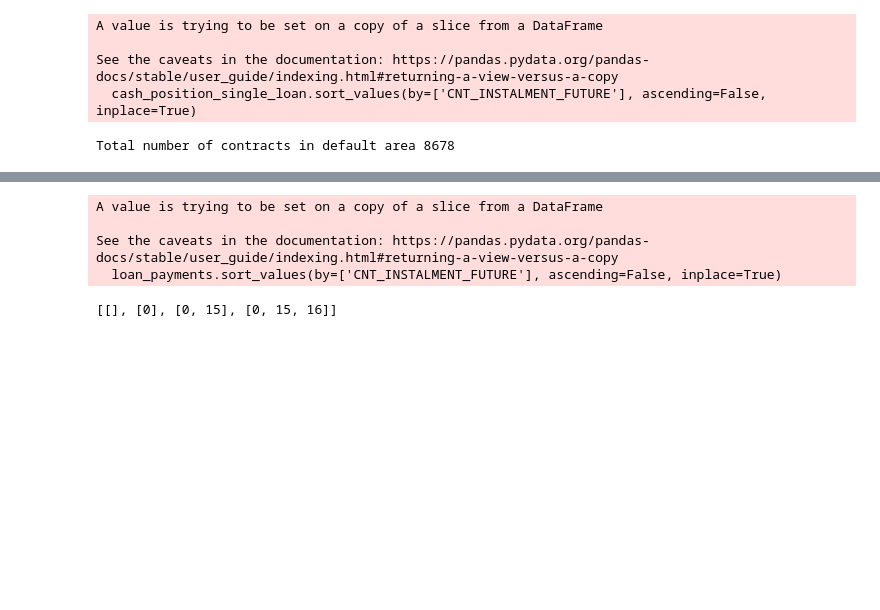
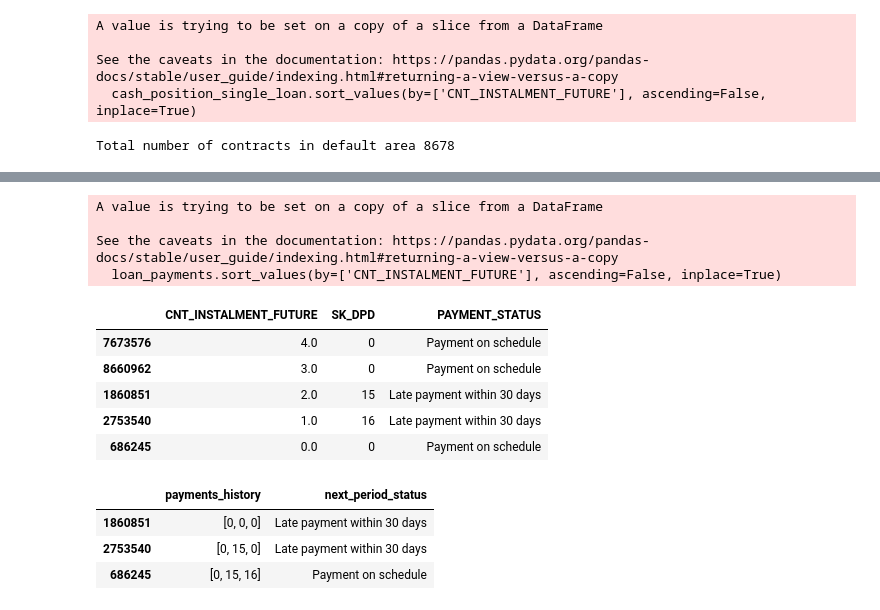
Before and after one commit to pedroveloso/payments-seer, a Jupyter notebook: EDA.ipynb, the cells around one changed output, grey strips where cells are left out. Cells and saved outputs as stored; diff of their text form; code cells hidden in the pictures; blank space fills up the shorter version.

Commit message:
feat --> Prepare to generate final data

```diff
--- a/EDA.ipynb
+++ b/EDA.ipynb
@@ -147,22 +147,41 @@ def payment_status(days_between_payment_due_date):
 # %%
 loan_payments = cash_position[cash_position.SK_ID_PREV == 2714724]
 loan_payments.sort_values(by=['CNT_INSTALMENT_FUTURE'], ascending=False, inplace=True)
 loan_payments = loan_payments[["CNT_INSTALMENT_FUTURE", "SK_DPD"]]
 loan_payments["PAYMENT_STATUS"] = loan_payments["SK_DPD"].apply(lambda x: payment_status(x))
 
-loan_payments = loan_payments[1:]
-
-list_of_seq = []
-for i in range(0, len(loan_payments.SK_DPD)):
-    list_of_seq.append(loan_payments.SK_DPD[0:i].tolist())
-
-list_of_seq
+loan_payments
 # %% [output]
 A value is trying to be set on a copy of a slice from a DataFrame
 
 See the caveats in the documentation: https://pandas.pydata.org/pandas-docs/stable/user_guide/indexing.html#returning-a-view-versus-a-copy
   loan_payments.sort_values(by=['CNT_INSTALMENT_FUTURE'], ascending=False, inplace=True)
-[[], [0], [0, 15], [0, 15, 16]]
+|  | CNT_INSTALMENT_FUTURE | SK_DPD | PAYMENT_STATUS |
+| 7673576 | 4.0 | 0 | Payment on schedule |
+| 8660962 | 3.0 | 0 | Payment on schedule |
+| 1860851 | 2.0 | 15 | Late payment within 30 days |
+| 2753540 | 1.0 | 16 | Late payment within 30 days |
+| 686245 | 0.0 | 0 | Payment on schedule |
+# %%
+loan_payments = loan_payments[1:]
+num_payments = len(loan_payments.SK_DPD)
+
+payments_behavior = [loan_payments.SK_DPD[0:i].tolist() + [0] * (num_payments - i - 1) for i in range(0, num_payments)][1:]
+
+next_period_status = loan_payments.PAYMENT_STATUS[1:]
+
+payments_historical_behavior = {
+    'payments_history': payments_behavior,
+    'next_period_status': next_period_status
+}
+
+payments_history = pd.DataFrame(payments_historical_behavior)
+payments_history
+# %% [output]
+|  | payments_history | next_period_status |
+| 1860851 | [0, 0, 0] | Late payment within 30 days |
+| 2753540 | [0, 15, 0] | Late payment within 30 days |
+| 686245 | [0, 15, 16] | Payment on schedule |
 # %%
 
 # Write as a generator
```
Also changed, not shown: parts of 2 cells of this notebook.
